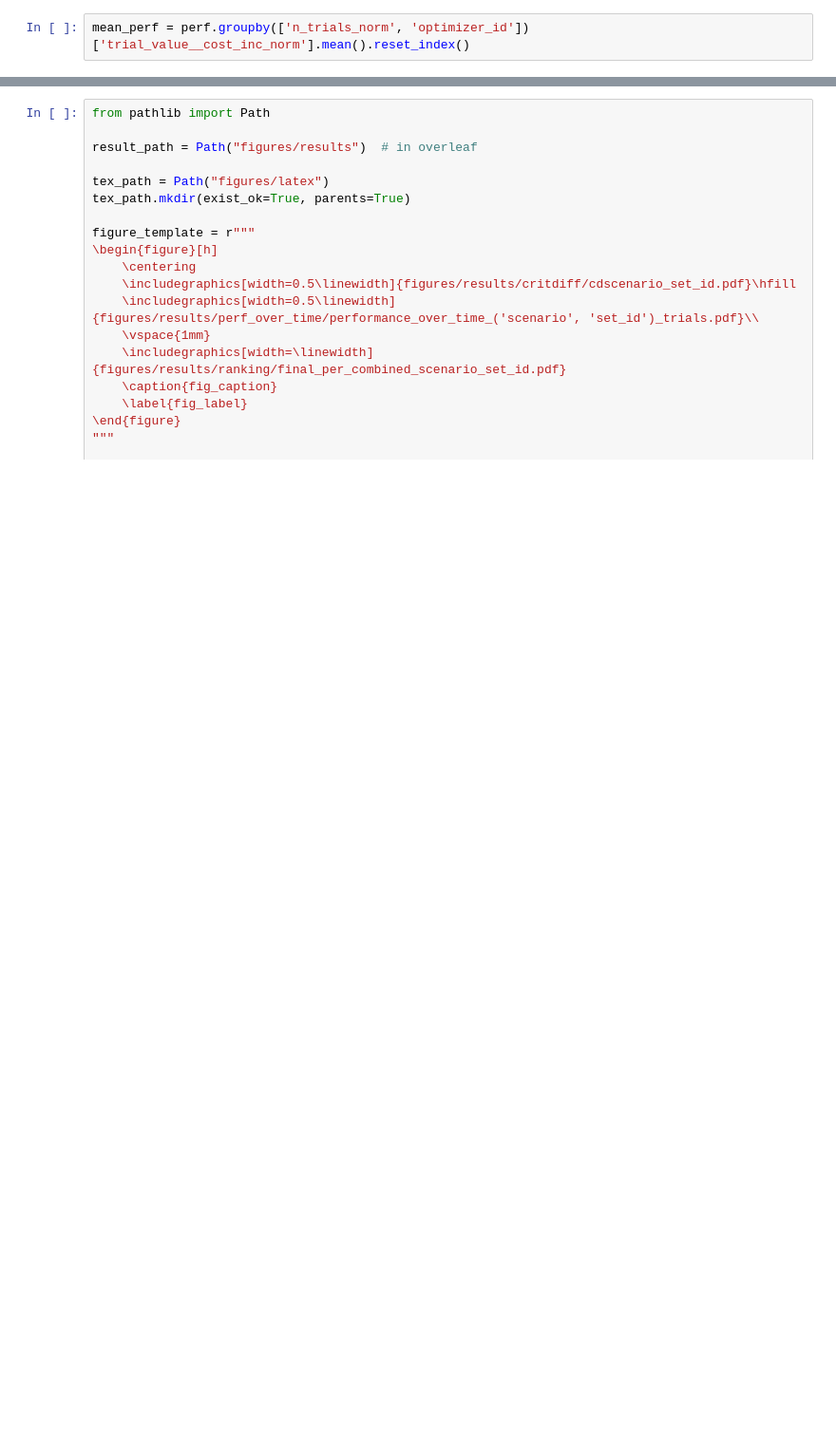
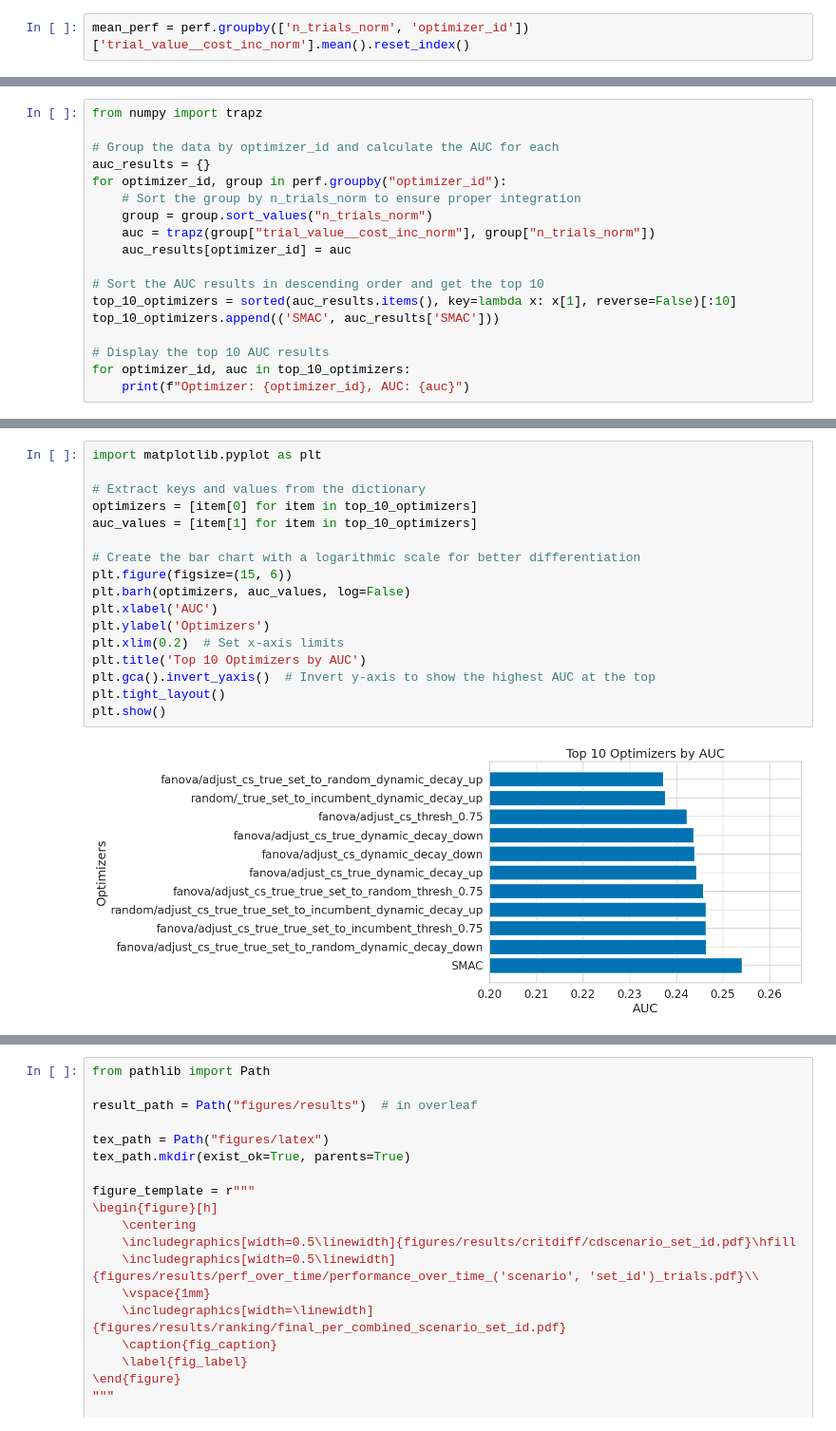
Before and after one commit to daphne12345/package_hpi_parego, a Jupyter notebook: plot_supplemental.ipynb, the cells around one changed output, grey strips where cells are left out. Shown at 95% size. Saved outputs shown, nothing was run; the diff lists cells and outputs as text; blank space fills up the shorter version.

```diff
--- a/plot_supplemental.ipynb
+++ b/plot_supplemental.ipynb
@@ -248,0 +302,18 @@ mean_perf['optimizer_id'] = mean_perf['optimizer_id'].str.replace('')
+# %%
+from numpy import trapz
+
+# Group the data by optimizer_id and calculate the AUC for each
+auc_results = {}
+for optimizer_id, group in perf.groupby("optimizer_id"):
+    # Sort the group by n_trials_norm to ensure proper integration
+    group = group.sort_values("n_trials_norm")
+    auc = trapz(group["trial_value__cost_inc_norm"], group["n_trials_norm"])
+    auc_results[optimizer_id] = auc
+
+# Sort the AUC results in descending order and get the top 10
+top_10_optimizers = sorted(auc_results.items(), key=lambda x: x[1], reverse=False)[:10]
+top_10_optimizers.append(('SMAC', auc_results['SMAC']))
+
+# Display the top 10 AUC results
+for optimizer_id, auc in top_10_optimizers:
+    print(f"Optimizer: {optimizer_id}, AUC: {auc}")
@@ -249,3 +332,22 @@ mean_perf['optimizer_id'] = mean_perf['optimizer_id'].str.replace('')
+# %%
+import matplotlib.pyplot as plt
+
+# Extract keys and values from the dictionary
+optimizers = [item[0] for item in top_10_optimizers]
+auc_values = [item[1] for item in top_10_optimizers]
+
+# Create the bar chart with a logarithmic scale for better differentiation
+plt.figure(figsize=(15, 6))
+plt.barh(optimizers, auc_values, log=False)
+plt.xlabel('AUC')
+plt.ylabel('Optimizers')
+plt.xlim(0.2)  # Set x-axis limits
+plt.title('Top 10 Optimizers by AUC')
+plt.gca().invert_yaxis()  # Invert y-axis to show the highest AUC at the top
+plt.tight_layout()
+plt.show()
+# %% [output]
+[figure, added]
 # %%
 pd.set_option('display.max_colwidth', 1)
 mean_perf.sort_values("n_trials_norm").groupby("n_trials_norm").apply(
```
Also changed, not shown: parts of 17 cells of this notebook, 1 other file.
